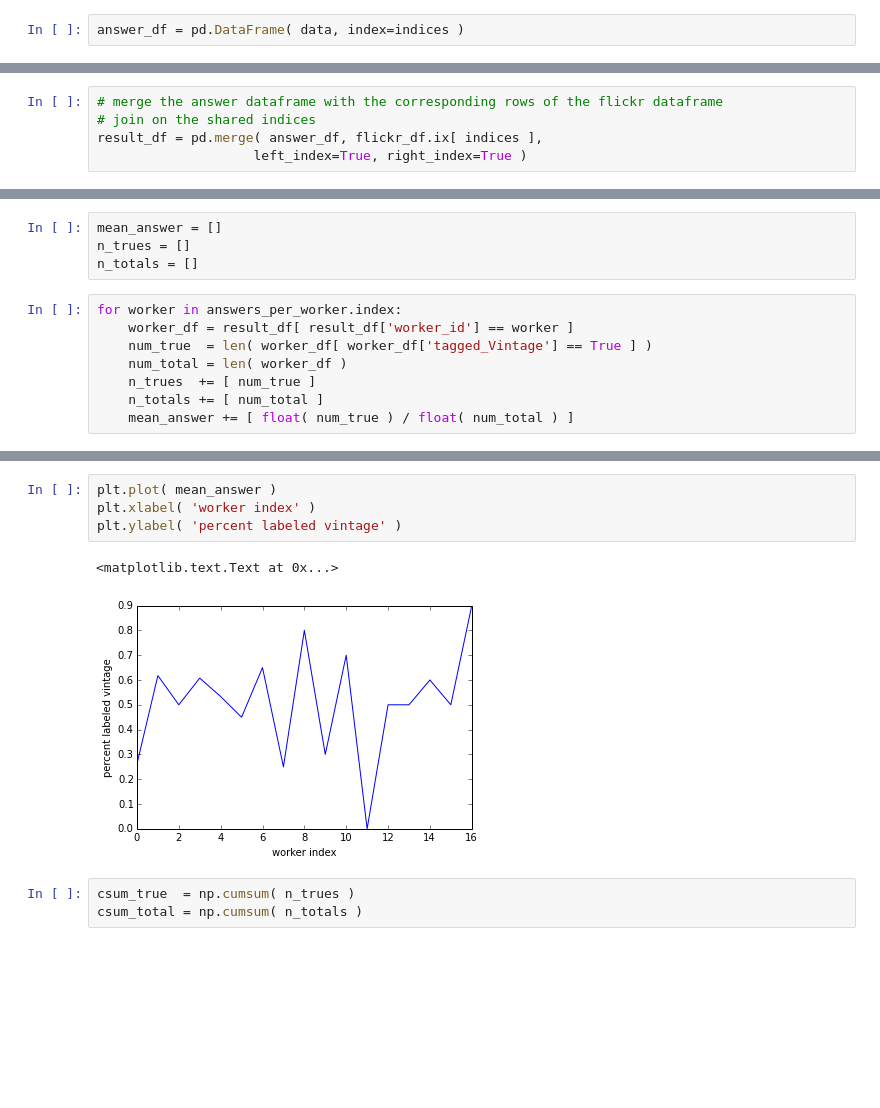
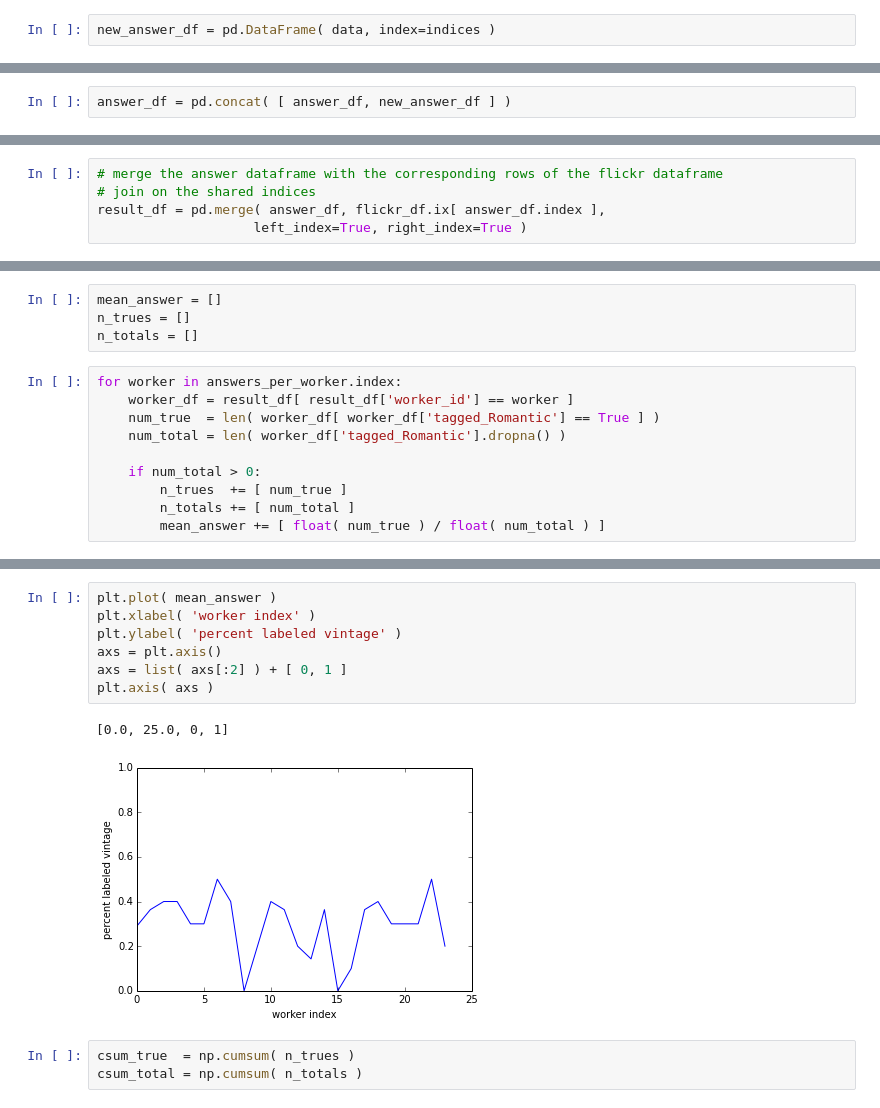
Before and after one commit to matttrent/vislab, a Jupyter notebook: notebooks/mturk_get_results.ipynb, the cells around one changed output, grey strips where cells are left out. Saved outputs shown, nothing was run; the diff lists cells and outputs as text; blank space fills up the shorter version.

```diff
--- a/notebooks/mturk_get_results.ipynb
+++ b/notebooks/mturk_get_results.ipynb
@@ -212,2 +237,2 @@ print len(indices)
 # %%
-answer_df = pd.DataFrame( data, index=indices )
+new_answer_df = pd.DataFrame( data, index=indices )
@@ -215,0 +266,2 @@ answer_df = pd.DataFrame( data, index=indices )
+# %%
+answer_df = pd.concat( [ answer_df, new_answer_df ] )
@@ -229,7 +294,7 @@ len( answer_df.drop_duplicates( cols=['worker_id'] ) )
 # %%
 # merge the answer dataframe with the corresponding rows of the flickr dataframe
 # join on the shared indices
-result_df = pd.merge( answer_df, flickr_df.ix[ indices ],
+result_df = pd.merge( answer_df, flickr_df.ix[ answer_df.index ],
                     left_index=True, right_index=True )
 # %%
 len( result_df )
@@ -358,8 +429,10 @@ n_totals = []
 # %%
 for worker in answers_per_worker.index:
     worker_df = result_df[ result_df['worker_id'] == worker ]
-    num_true  = len( worker_df[ worker_df['tagged_Vintage'] == True ] )
-    num_total = len( worker_df )
-    n_trues  += [ num_true ]
-    n_totals += [ num_total ]
-    mean_answer += [ float( num_true ) / float( num_total ) ]
+    num_true  = len( worker_df[ worker_df['tagged_Romantic'] == True ] )
+    num_total = len( worker_df['tagged_Romantic'].dropna() )
+
+    if num_total > 0:
+        n_trues  += [ num_true ]
+        n_totals += [ num_total ]
+        mean_answer += [ float( num_true ) / float( num_total ) ]
@@ -366,10 +447,13 @@ for worker in answers_per_worker.index:
 # %%
 plt.plot( mean_answer )
 plt.xlabel( 'worker index' )
 plt.ylabel( 'percent labeled vintage' )
+axs = plt.axis()
+axs = list( axs[:2] ) + [ 0, 1 ]
+plt.axis( axs )
 # %% [output]
-<matplotlib.text.Text at 0x...>
+[0.0, 25.0, 0, 1]
-[figure, old version]
+[figure, new version]
 # %%
 csum_true  = np.cumsum( n_trues )
 csum_total = np.cumsum( n_totals )
```
Also changed, not shown: parts of 43 cells of this notebook, 2 other files.
